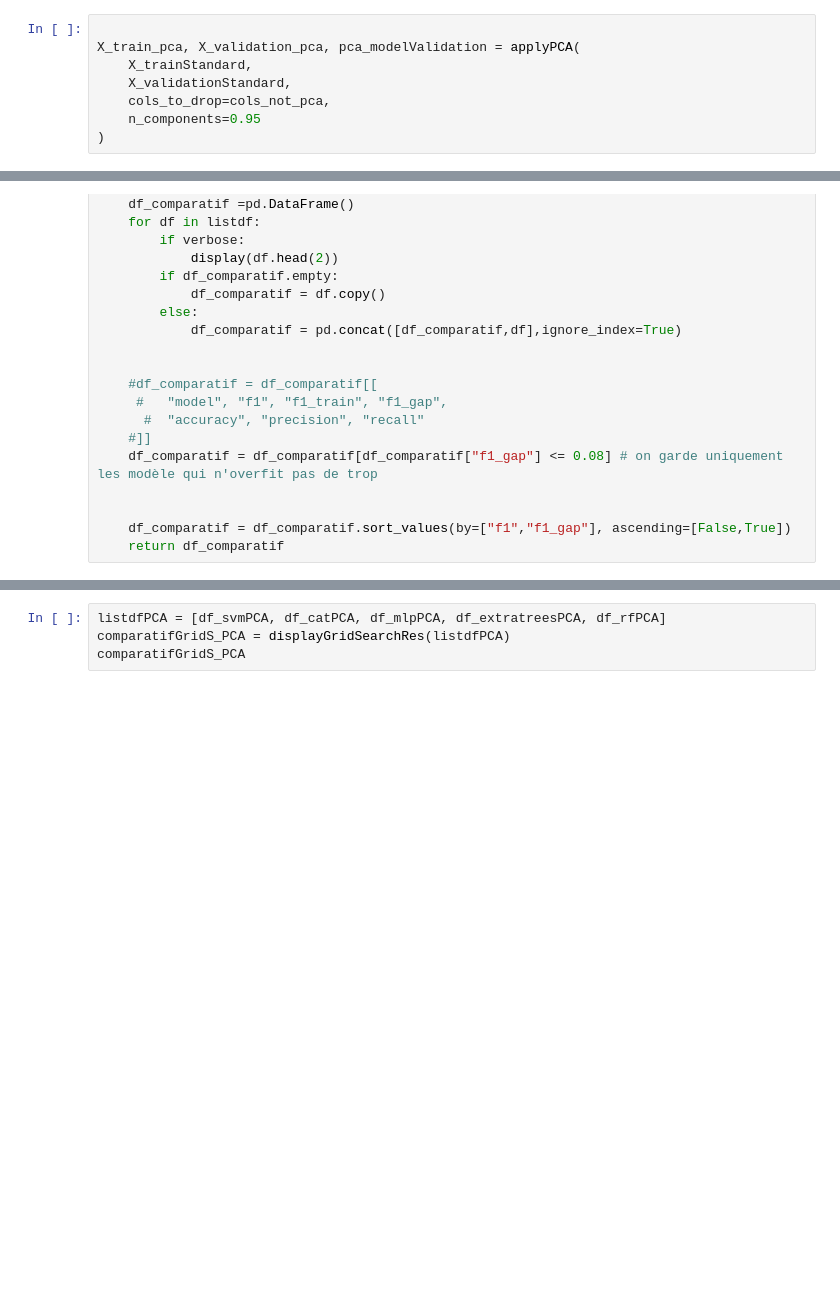
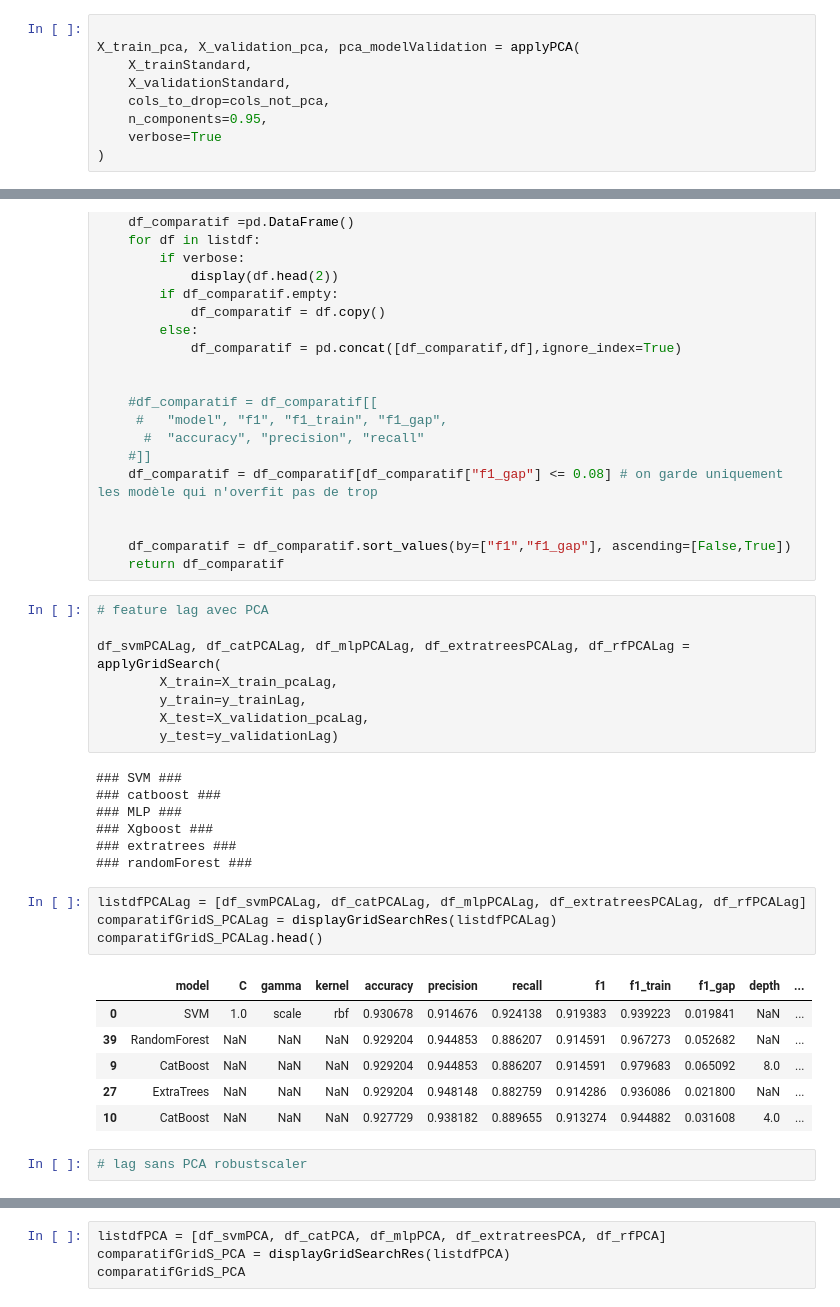
Before and after one commit to RaphaelMld/ConflictPrediction, a Jupyter notebook: timeSeries/preprocessTimeSeries.ipynb, the cells around one changed output, grey strips where cells are left out. Cells and saved outputs as stored; diff of their text form; blank space fills up the shorter version.

```diff
--- a/timeSeries/preprocessTimeSeries.ipynb
+++ b/timeSeries/preprocessTimeSeries.ipynb
@@ -846,7 +850,8 @@ X_train_pca, X_validation_pca, pca_modelValidation = applyPCA(
     X_trainStandard,
     X_validationStandard,
     cols_to_drop=cols_not_pca,
-    n_components=0.95
+    n_components=0.95,
+    verbose=True
 )
 # %% [output]
 DEBUT PCA
@@ -1348,3 +1380,31 @@ def displayGridSearchRes(listdf, verbose=False):
 
     df_comparatif = df_comparatif.sort_values(by=["f1","f1_gap"], ascending=[False,True])
     return df_comparatif
+# %%
+# feature lag avec PCA
+
+df_svmPCALag, df_catPCALag, df_mlpPCALag, df_extratreesPCALag, df_rfPCALag = applyGridSearch(
+        X_train=X_train_pcaLag,
+        y_train=y_trainLag,
+        X_test=X_validation_pcaLag,
+        y_test=y_validationLag)
+# %% [output]
+### SVM ###
+### catboost ###
+### MLP ###
+### Xgboost ###
+### extratrees ###
+### randomForest ###
+# %%
+listdfPCALag = [df_svmPCALag, df_catPCALag, df_mlpPCALag, df_extratreesPCALag, df_rfPCALag]
+comparatifGridS_PCALag = displayGridSearchRes(listdfPCALag)
+comparatifGridS_PCALag.head()
+# %% [output]
+|  | model | C | gamma | kernel | accuracy | precision | recall | f1 | f1_train | f1_gap | depth | ... |
+| 0 | SVM | 1.0 | scale | rbf | 0.930678 | 0.914676 | 0.924138 | 0.919383 | 0.939223 | 0.019841 | NaN | ... |
+| 39 | RandomForest | NaN | NaN | NaN | 0.929204 | 0.944853 | 0.886207 | 0.914591 | 0.967273 | 0.052682 | NaN | ... |
+| 9 | CatBoost | NaN | NaN | NaN | 0.929204 | 0.944853 | 0.886207 | 0.914591 | 0.979683 | 0.065092 | 8.0 | ... |
+| 27 | ExtraTrees | NaN | NaN | NaN | 0.929204 | 0.948148 | 0.882759 | 0.914286 | 0.936086 | 0.021800 | NaN | ... |
+| 10 | CatBoost | NaN | NaN | NaN | 0.927729 | 0.938182 | 0.889655 | 0.913274 | 0.944882 | 0.031608 | 4.0 | ... |
+# %%
+# lag sans PCA robustscaler
```
Also changed, not shown: parts of 31 cells of this notebook.
